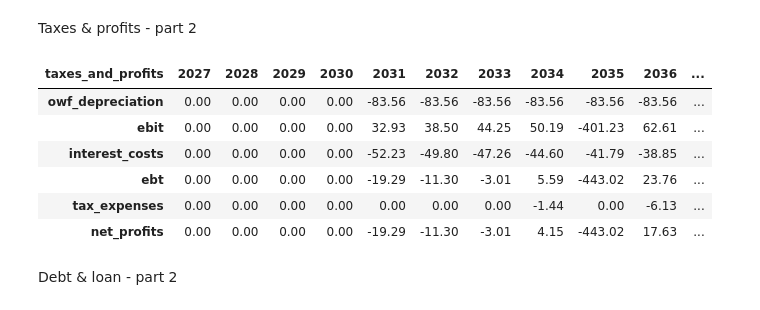
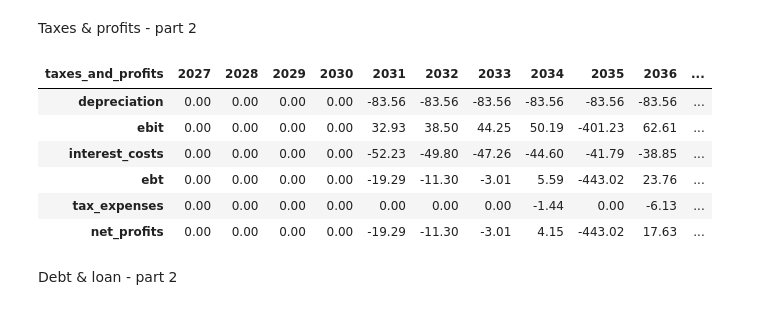
Before and after one commit to DinaBoer/NSE6, a Jupyter notebook: EL_working_file.ipynb, the cells around one changed output. Drawn from its saved outputs; the diff is of its cells as text; code cells hidden in the pictures.

```diff
--- a/EL_working_file.ipynb
+++ b/EL_working_file.ipynb
@@ -237,6 +173,8 @@ def operational_phase(**kwargs):
 
 
     return df_operational_phase
+# %%
+df_operational_phase = operational_phase(**el_parameters)
 # %%
 operational_phase(**el_parameters).style.format(precision=2)
 # %% [output]
@@ -342,4 +257,4 @@ def taxes_and_profits_part1(**kwargs):
 # %%
-taxes_and_profits_part1(**el_parameters)
+taxes_and_profits_part1(df_operational_phase,**el_parameters)
 # %% [output]
 | taxes_and_profits | 2027 | 2028 | 2029 | 2030 | 2031 | 2032 | 2033 | 2034 | 2035 | 2036 | ... |
@@ -436,39 +281,10 @@ Taxes & profits - part 2
-# %%
-def taxes_and_profits_part2(**kwargs):
-    ''' This function creates a dataframe that contains all cashflows for taxes and profits
-        This is the second part of the taxes and profits calculations.'''
-
-    # Using **kwargs we can pass the dictionary of parameters from the input data file into the function here
-
-    # 1. Get the timelines
-    calendar_years = construct_calendar_year_list(**kwargs)
-
-    # 2. Get the dataframes constructed in the previous steps
-    df_taxes_profits = taxes_and_profits_part1(**kwargs)
-    df_debt_and_loan = debt_and_loan_part1(**kwargs)
-
-    # 3. Import interest costs from the debt and loan df and add to taxes & profits df
-    interest_costs = df_debt_and_loan.loc['repayment_interest']
-    df_taxes_profits.loc['interest_costs'] = interest_costs
-
-    # 4. Calculate EBT = EBIT + interest_costs
-    df_taxes_profits.loc['ebt'] = df_taxes_profits.loc['ebit'] + interest_costs
-
-    # 5. Calculate tax expenses
-    # If EBT>0, calculate tax, else 0
-
-    ebt_series = df_taxes_profits.loc['ebt']
-    df_taxes_profits.loc['tax_expenses'] = np.where(ebt_series > 0, -ebt_series * el_income_tax_rate, 0.0)
-
-    # 6. Calculate net profits by adding tax expenses to ebt
-    df_taxes_profits.loc['net_profits'] = df_taxes_profits.loc['ebt'] + df_taxes_profits.loc['tax_expenses']
-
-    return df_taxes_profits
 # %%
-taxes_and_profits_part2(**el_parameters).style.format(precision=2)
+from finances.taxes_debt_loans import taxes_and_profits_part2
+
+taxes_and_profits_part2(df_operational_phase,**el_parameters).style.format(precision=2)
 # %% [output]
 | taxes_and_profits | 2027 | 2028 | 2029 | 2030 | 2031 | 2032 | 2033 | 2034 | 2035 | 2036 | ... |
-| owf_depreciation | 0.00 | 0.00 | 0.00 | 0.00 | -83.56 | -83.56 | -83.56 | -83.56 | -83.56 | -83.56 | ... |
+| depreciation | 0.00 | 0.00 | 0.00 | 0.00 | -83.56 | -83.56 | -83.56 | -83.56 | -83.56 | -83.56 | ... |
 | ebit | 0.00 | 0.00 | 0.00 | 0.00 | 32.93 | 38.50 | 44.25 | 50.19 | -401.23 | 62.61 | ... |
 | interest_costs | 0.00 | 0.00 | 0.00 | 0.00 | -52.23 | -49.80 | -47.26 | -44.60 | -41.79 | -38.85 | ... |
 | ebt | 0.00 | 0.00 | 0.00 | 0.00 | -19.29 | -11.30 | -3.01 | 5.59 | -443.02 | 23.76 | ... |
```
Also changed, not shown: parts of 68 cells of this notebook, 14 other files.
